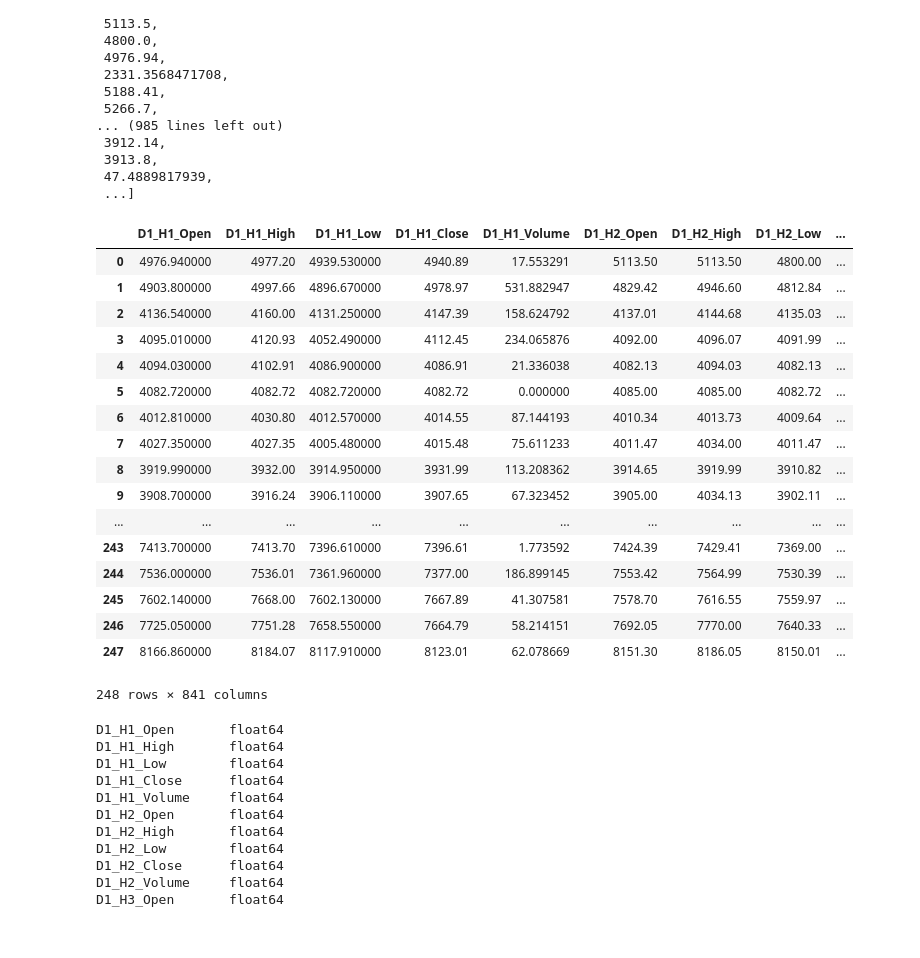
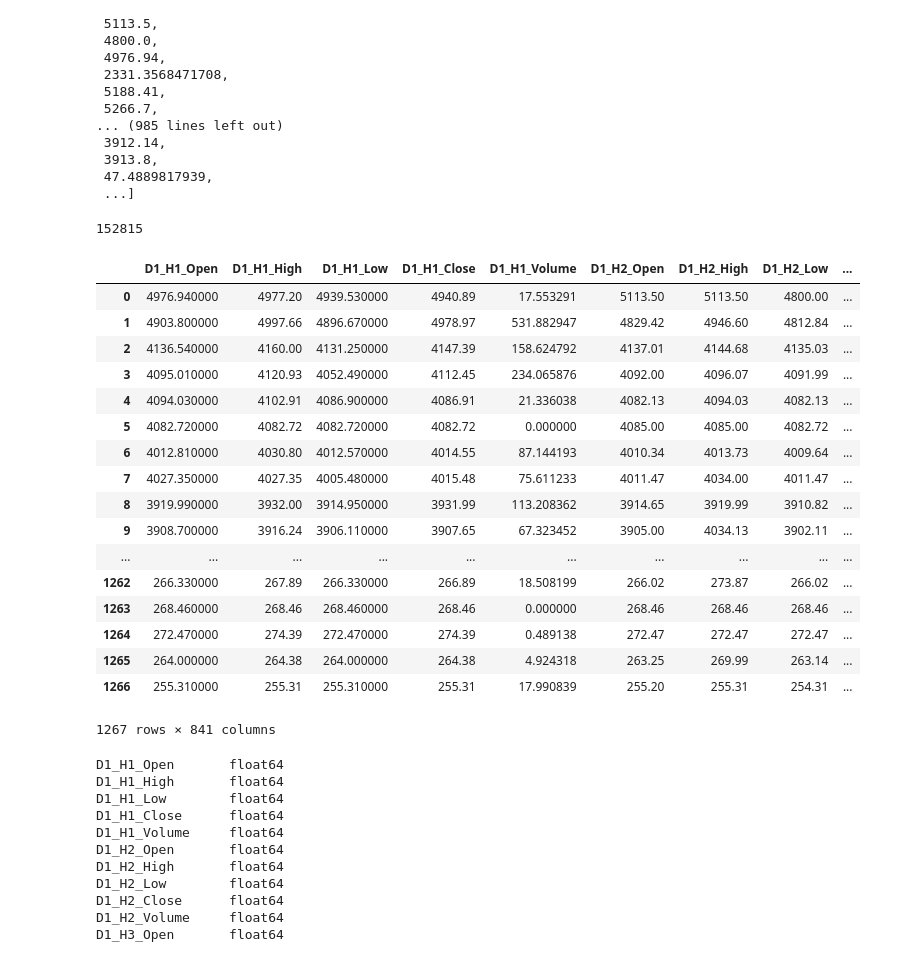
Before and after one commit to Nexil221/BSc-project, a Jupyter notebook: rf1.ipynb, the cells around one changed output. Drawn from its saved outputs; the diff is of its cells as text; code cells hidden in the pictures.

```diff
--- a/rf1.ipynb
+++ b/rf1.ipynb
@@ -150,54 +157,60 @@ data_list
  3913.8,
  47.4889817939,
  ...]
+# %%
+len(data_list)
+# %% [output]
+152815
 # %%
-shift = 24 * 5 #numb of hour * numb of column
+shift = 24 * 5 #numb of hour * numb of column, move one day
 first_value = 0
-last_value = 841
-len(li)
+last_value = 841 #first:last_value all week + last Open_X
+
 tmp_list = data_list.copy()
 
 row = 0
 
+# fill df_model from data_list
 while True:
     tmp_list = data_list[first_value:last_value]
-    #tmp_list
-    #break
+
+    #add
     for column_index, element in enumerate(tmp_list):
         df_model.loc[row][df_model.columns[column_index]] = element
         #if column_index == last_value:
             #break
     row += 1
     first_value = first_value + shift
     last_value = last_value + shift
-
+    #append new empty row
     df_model = df_model.append(pd.DataFrame({df_model.columns[0]:[Nan]}), ignore_index=True, sort = False)
 
-    if (first_value > 30563)  or (last_value > 30563):
+    #drop last empty row when last value is equal last value on data_list and then break
+    if last_value >= 152815:
         df_model.drop(df_model.tail(1).index, inplace=True)
         break
 
 
 df_model
 # %% [output]
 |  | D1_H1_Open | D1_H1_High | D1_H1_Low | D1_H1_Close | D1_H1_Volume | D1_H2_Open | D1_H2_High | D1_H2_Low | ... |
 | 0 | 4976.940000 | 4977.20 | 4939.530000 | 4940.89 | 17.553291 | 5113.50 | 5113.50 | 4800.00 | ... |
 | 1 | 4903.800000 | 4997.66 | 4896.670000 | 4978.97 | 531.882947 | 4829.42 | 4946.60 | 4812.84 | ... |
 | 2 | 4136.540000 | 4160.00 | 4131.250000 | 4147.39 | 158.624792 | 4137.01 | 4144.68 | 4135.03 | ... |
 | 3 | 4095.010000 | 4120.93 | 4052.490000 | 4112.45 | 234.065876 | 4092.00 | 4096.07 | 4091.99 | ... |
 | 4 | 4094.030000 | 4102.91 | 4086.900000 | 4086.91 | 21.336038 | 4082.13 | 4094.03 | 4082.13 | ... |
 | 5 | 4082.720000 | 4082.72 | 4082.720000 | 4082.72 | 0.000000 | 4085.00 | 4085.00 | 4082.72 | ... |
 | 6 | 4012.810000 | 4030.80 | 4012.570000 | 4014.55 | 87.144193 | 4010.34 | 4013.73 | 4009.64 | ... |
 | 7 | 4027.350000 | 4027.35 | 4005.480000 | 4015.48 | 75.611233 | 4011.47 | 4034.00 | 4011.47 | ... |
 | 8 | 3919.990000 | 3932.00 | 3914.950000 | 3931.99 | 113.208362 | 3914.65 | 3919.99 | 3910.82 | ... |
 | 9 | 3908.700000 | 3916.24 | 3906.110000 | 3907.65 | 67.323452 | 3905.00 | 4034.13 | 3902.11 | ... |
 | ... | ... | ... | ... | ... | ... | ... | ... | ... | ... |
-| 243 | 7413.700000 | 7413.70 | 7396.610000 | 7396.61 | 1.773592 | 7424.39 | 7429.41 | 7369.00 | ... |
-| 244 | 7536.000000 | 7536.01 | 7361.960000 | 7377.00 | 186.899145 | 7553.42 | 7564.99 | 7530.39 | ... |
-| 245 | 7602.140000 | 7668.00 | 7602.130000 | 7667.89 | 41.307581 | 7578.70 | 7616.55 | 7559.97 | ... |
-| 246 | 7725.050000 | 7751.28 | 7658.550000 | 7664.79 | 58.214151 | 7692.05 | 7770.00 | 7640.33 | ... |
-| 247 | 8166.860000 | 8184.07 | 8117.910000 | 8123.01 | 62.078669 | 8151.30 | 8186.05 | 8150.01 | ... |
+| 1262 | 266.330000 | 267.89 | 266.330000 | 266.89 | 18.508199 | 266.02 | 273.87 | 266.02 | ... |
+| 1263 | 268.460000 | 268.46 | 268.460000 | 268.46 | 0.000000 | 268.46 | 268.46 | 268.46 | ... |
+| 1264 | 272.470000 | 274.39 | 272.470000 | 274.39 | 0.489138 | 272.47 | 272.47 | 272.47 | ... |
+| 1265 | 264.000000 | 264.38 | 264.000000 | 264.38 | 4.924318 | 263.25 | 269.99 | 263.14 | ... |
+| 1266 | 255.310000 | 255.31 | 255.310000 | 255.31 | 17.990839 | 255.20 | 255.31 | 254.31 | ... |
-248 rows × 841 columns
+1267 rows × 841 columns
 # %%
 train_cats(df_model)
 # %%
```
Also changed, not shown: parts of 6 cells of this notebook.
